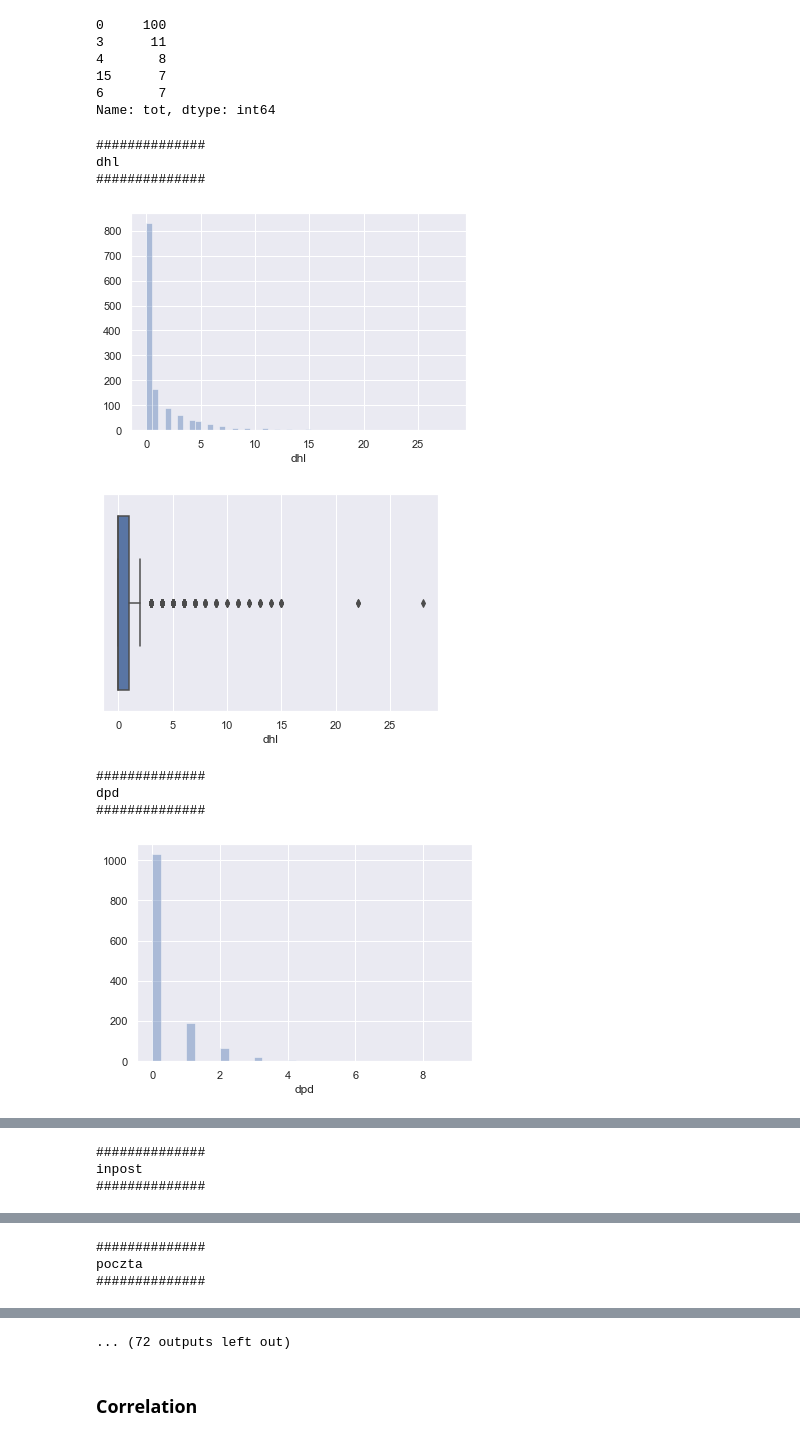
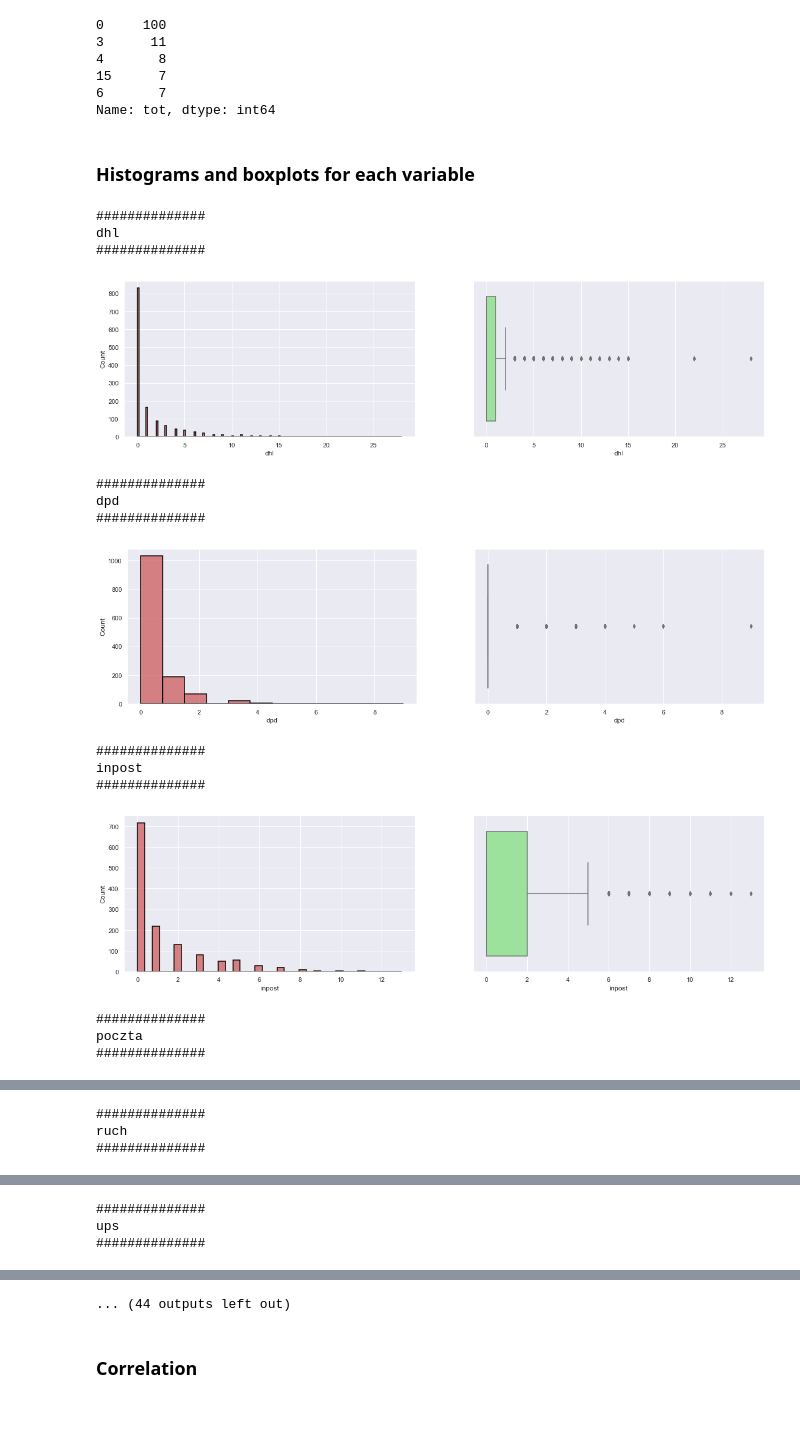
Before and after one commit to michaelwozniak/spatial_econometric_project, a Jupyter notebook: codes/5_nonspatial_seda.ipynb, the cells around one changed output, grey strips where cells are left out. Saved outputs shown, nothing was run; the diff lists cells and outputs as text; code cells hidden in the pictures; blank space fills up the shorter version.

```diff
--- a/codes/5_nonspatial_seda.ipynb
+++ b/codes/5_nonspatial_seda.ipynb
@@ -16,7 +18,8 @@ df_krakow = pd.read_csv("../datasets/preprocessed_data/df_krakow.csv")
 df_poznan = pd.read_csv("../datasets/preprocessed_data/df_poznan.csv")
 # %%
 df = pd.concat([df_warszawa, df_krakow, df_poznan])
-df = df.drop(columns = {'geometry'})
+df = df.reset_index()
+df = df.drop(columns = {'geometry', 'index'})
 features = df.columns.to_list()
 features.remove('grid_index')
 # %%
@@ -86,22 +96,39 @@ df['tot'].value_counts()[:5] #.index.tolist()
 15      7
 6       7
 Name: tot, dtype: int64
+# %% [markdown]
+### Histograms and boxplots for each variable
 # %%
+plt.rcParams["figure.figsize"] = (20, 5)
+
 for i in features:
     print(f"##############\n{i}\n##############")
-    sns.distplot(df[i], kde=False)
-    plt.plot()
+
+    fig, ax = plt.subplots(1,2)
+    sns.histplot(x = df[i], kde=False, edgecolor= "black", color = 'indianred', linewidth= 1.5, ax=ax[0])
+    sns.boxplot(x = df[i], color = 'lightgreen', ax=ax[1])
     plt.show()
-    sns.boxplot(df[i])
-    plt.plot()
-    plt.show()
+
+
+#     sns.histplot(df[i], kde=False)
+#     plt.plot()
+#     plt.show()
+#     sns.boxplot(df[i])
+#     plt.plot()
+#     plt.show()
 # %% [output]
 ##############
 dhl
 ##############
-[figure, old version]
+[figure, new version]
+##############
+dpd
+##############
-[figure, old version]
+[figure, new version]
-##############
-dpd
-##############
+##############
+inpost
+##############
-[figure, old version]
+[figure, new version]
+##############
+poczta
+##############
@@ -109,3 +136,3 @@ dpd
-##############
-inpost
-##############
+##############
+ruch
+##############
@@ -112,0 +140,3 @@ inpost
+##############
+ups
+##############
@@ -114,3 +143,0 @@ inpost
-##############
-poczta
-##############
@@ -119,4 +144,4 @@ poczta
-... (72 outputs left out)
+... (44 outputs left out)
 # %% [markdown]
 ### Correlation
 # %%
```
Also changed, not shown: parts of 28 cells of this notebook, 2 other files.
